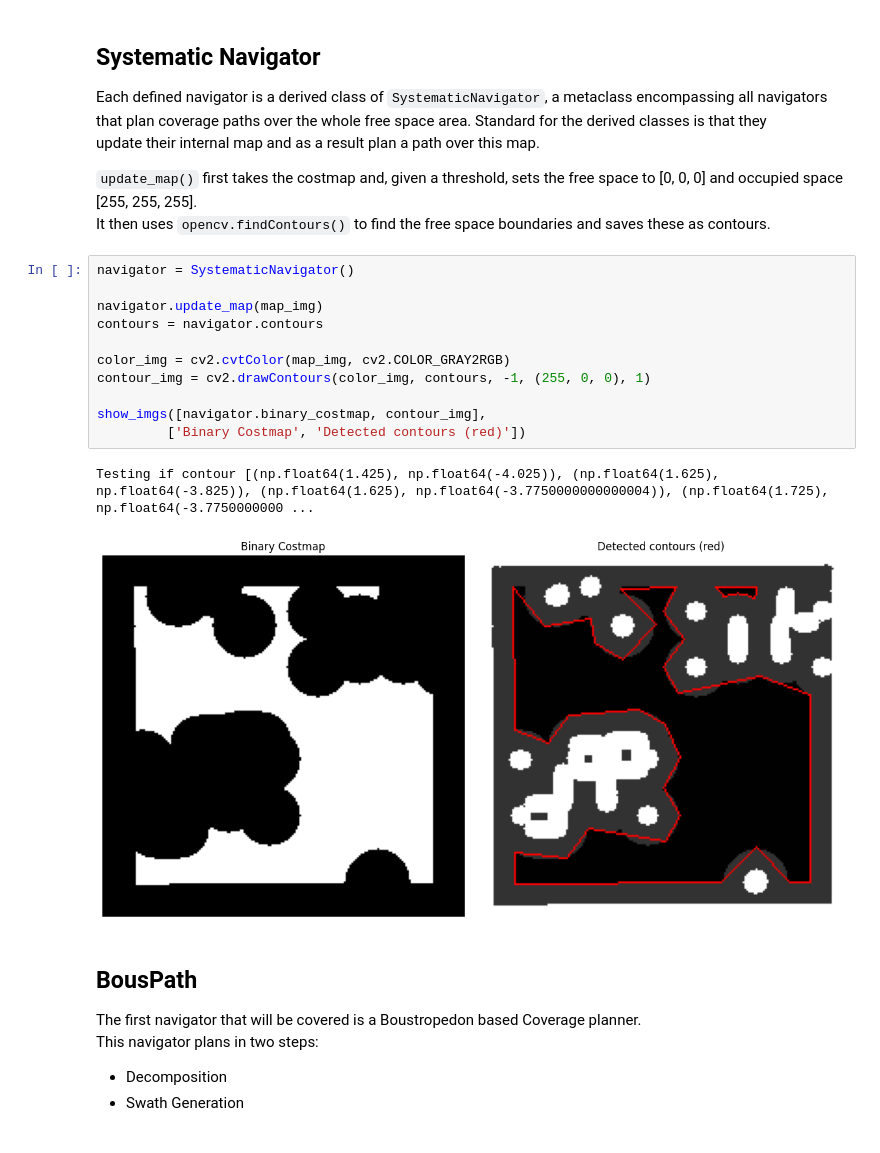
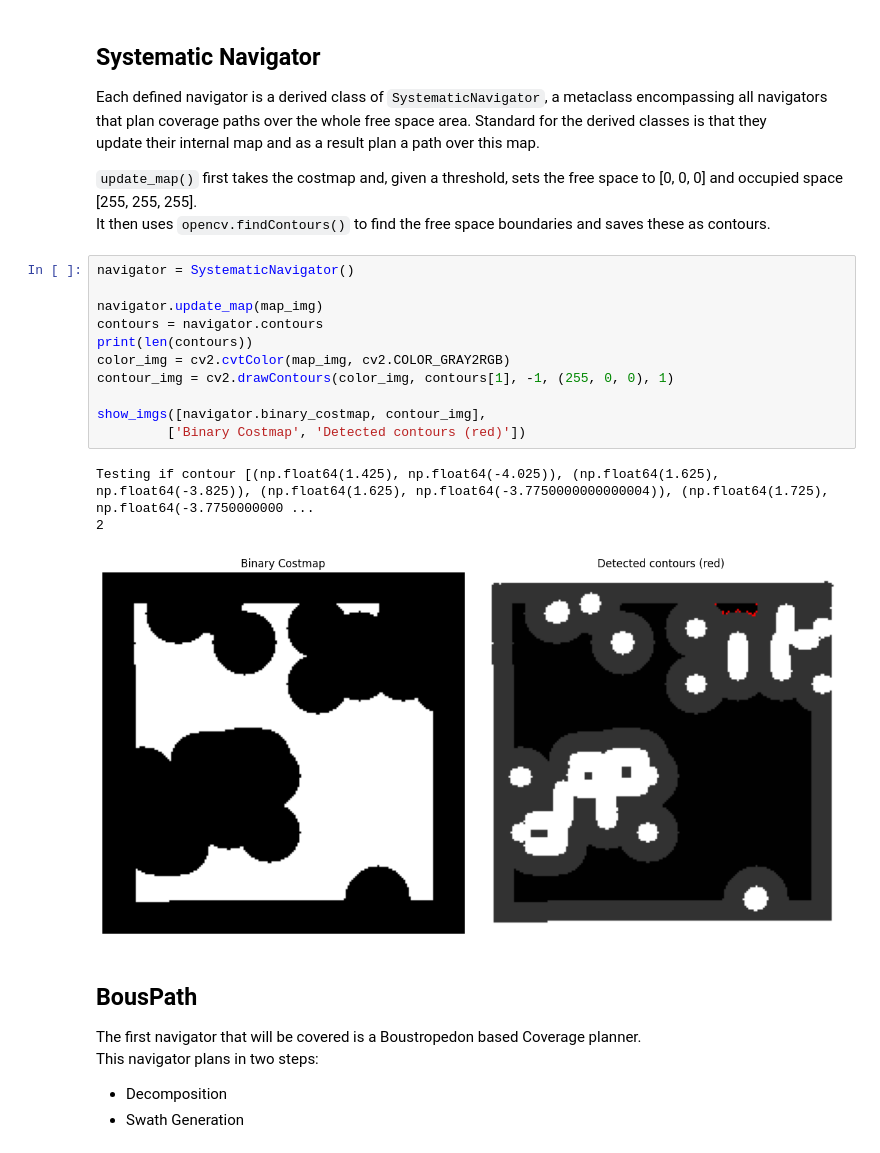
Before and after one commit to machine0herald/Mirte_Lab_Clean, a Jupyter notebook: mirte_lc_nav2/mirte_lc_nav2/test_nav.ipynb, the cells around one changed output. Cells and saved outputs as stored; diff of their text form.

```diff
--- a/mirte_lc_nav2/mirte_lc_nav2/test_nav.ipynb
+++ b/mirte_lc_nav2/mirte_lc_nav2/test_nav.ipynb
@@ -58,17 +58,18 @@
 # %%
 navigator = SystematicNavigator()
 
 navigator.update_map(map_img)
 contours = navigator.contours
-
+print(len(contours))
 color_img = cv2.cvtColor(map_img, cv2.COLOR_GRAY2RGB)
-contour_img = cv2.drawContours(color_img, contours, -1, (255, 0, 0), 1)
+contour_img = cv2.drawContours(color_img, contours[1], -1, (255, 0, 0), 1)
 
 show_imgs([navigator.binary_costmap, contour_img],
          ['Binary Costmap', 'Detected contours (red)'])
 # %% [output]
 Testing if contour [(np.float64(1.425), np.float64(-4.025)), (np.float64(1.625), np.float64(-3.825)), (np.float64(1.625), np.float64(-3.7750000000000004)), (np.float64(1.725), np.float64(-3.7750000000 ...
+2
-[figure, old version]
+[figure, new version]
 # %% [markdown]
 ## BousPath
 The first navigator that will be covered is a Boustropedon based Coverage planner. \
```
Also changed, not shown: parts of 8 cells of this notebook, 1 other file.
